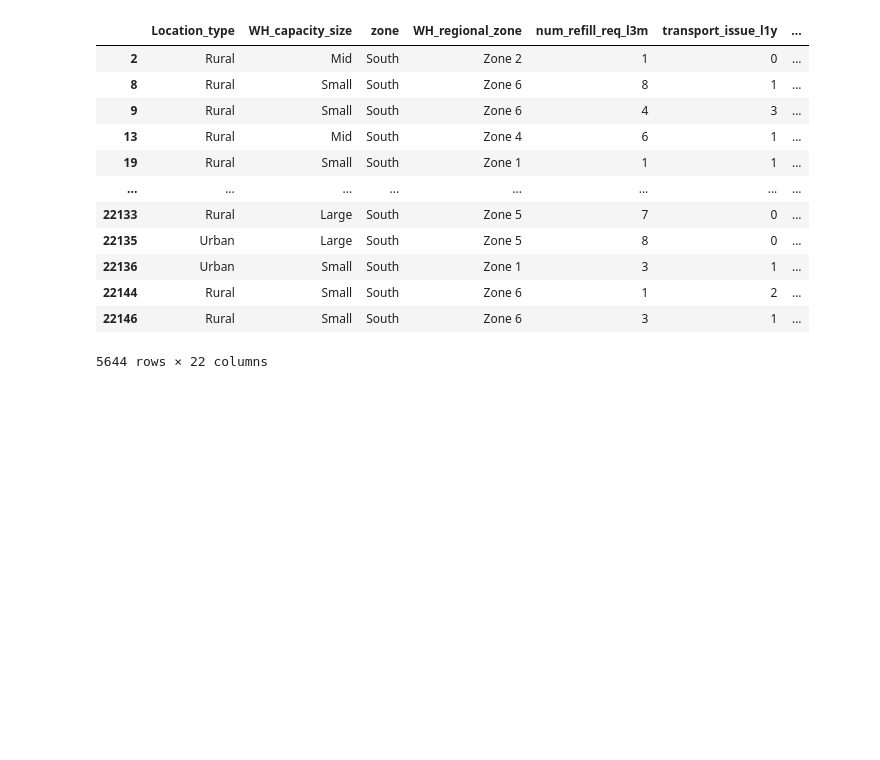
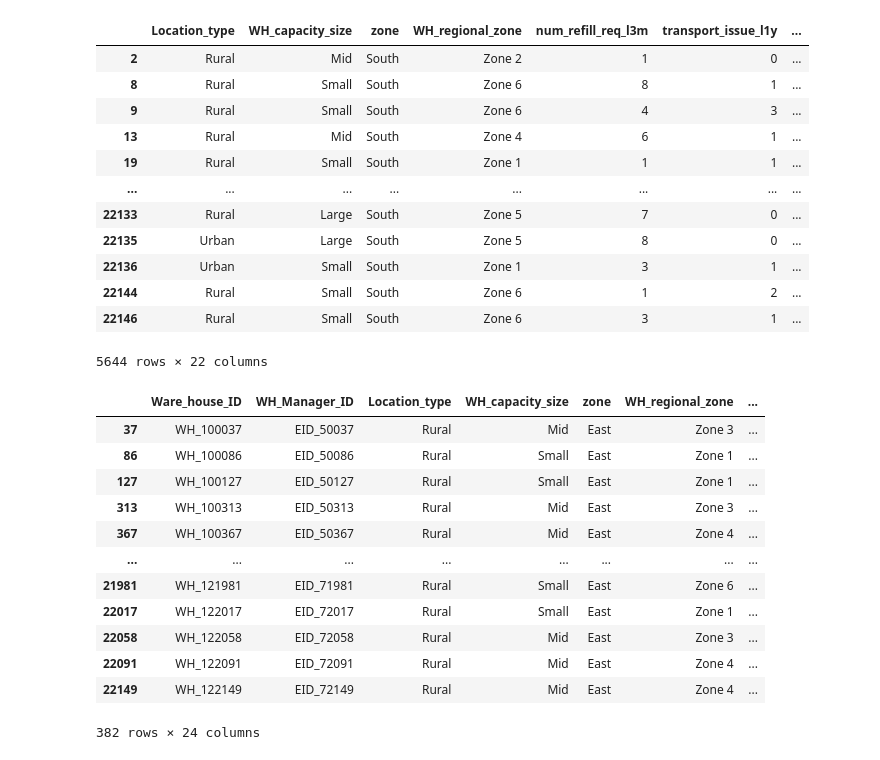
Before and after one commit to gautamrajoriya/SUPPLYCHAIN-, a Jupyter notebook: model.ipynb, the cells around one changed output. Saved outputs shown, nothing was run; the diff lists cells and outputs as text; code cells hidden in the pictures; blank space fills up the shorter version.

```diff
--- a/model.ipynb
+++ b/model.ipynb
@@ -211,4 +211,19 @@ southzone
 | 22146 | Rural | Small | South | Zone 6 | 3 | 1 | ... |
 5644 rows × 22 columns
 # %%
-df
+eastzone = df[df['zone'] == 'East']
+eastzone
+# %% [output]
+|  | Ware_house_ID | WH_Manager_ID | Location_type | WH_capacity_size | zone | WH_regional_zone | ... |
+| 37 | WH_100037 | EID_50037 | Rural | Mid | East | Zone 3 | ... |
+| 86 | WH_100086 | EID_50086 | Rural | Small | East | Zone 1 | ... |
+| 127 | WH_100127 | EID_50127 | Rural | Small | East | Zone 1 | ... |
+| 313 | WH_100313 | EID_50313 | Rural | Mid | East | Zone 3 | ... |
+| 367 | WH_100367 | EID_50367 | Rural | Mid | East | Zone 4 | ... |
+| ... | ... | ... | ... | ... | ... | ... | ... |
+| 21981 | WH_121981 | EID_71981 | Rural | Small | East | Zone 6 | ... |
+| 22017 | WH_122017 | EID_72017 | Rural | Small | East | Zone 1 | ... |
+| 22058 | WH_122058 | EID_72058 | Rural | Mid | East | Zone 3 | ... |
+| 22091 | WH_122091 | EID_72091 | Rural | Mid | East | Zone 4 | ... |
+| 22149 | WH_122149 | EID_72149 | Rural | Mid | East | Zone 4 | ... |
+382 rows × 24 columns
```
Also changed, not shown: parts of 10 cells of this notebook.
